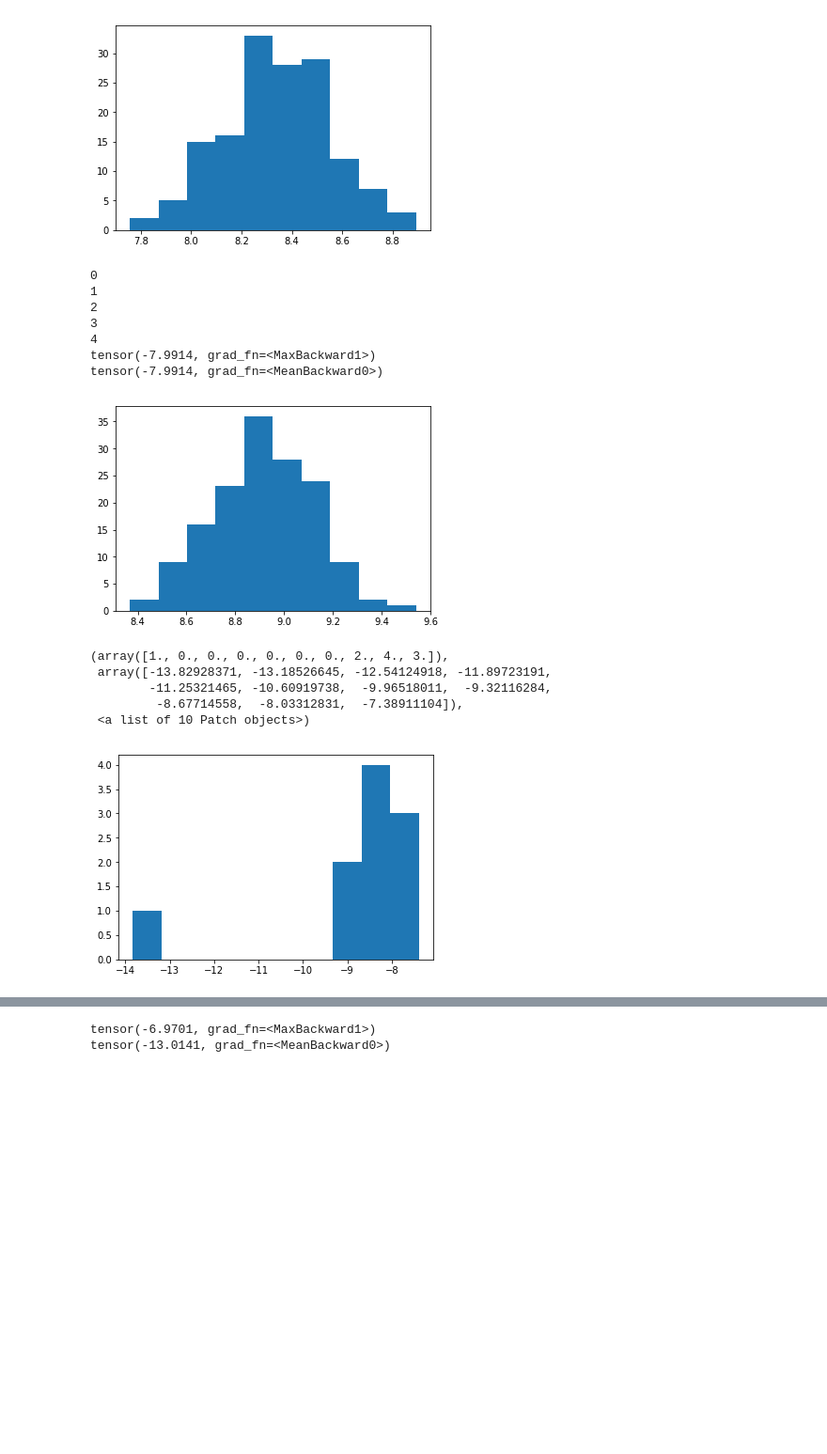
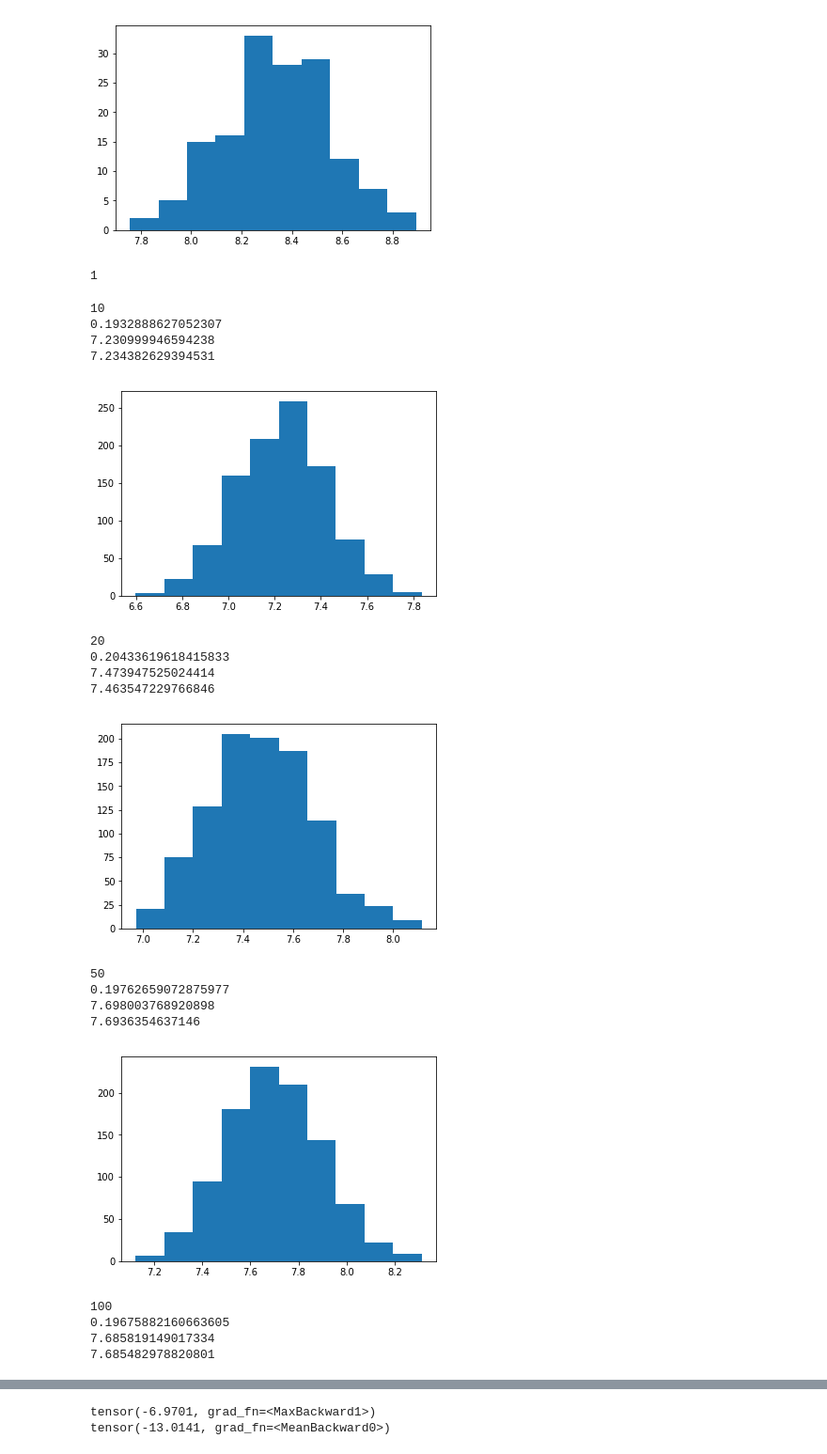
Before and after one commit to AlexMeinke/certified-certain-uncertainty, a Jupyter notebook: Untitled.ipynb, the cells around one changed output, grey strips where cells are left out. Shown at 94% size. Cells and saved outputs as stored; diff of their text form; code cells hidden in the pictures; blank space fills up the shorter version.

```diff
--- a/Untitled.ipynb
+++ b/Untitled.ipynb
@@ -124,29 +123,52 @@ plt.show()
 tensor(-7.3891, grad_fn=<MaxBackward1>)
 tensor(-8.8201, grad_fn=<MeanBackward0>)
 [figure]
-# %%
-file = 'SavedModels/gmm__PCACIFAR10_lam0.0_n1_lr0.1_lrgmm1e-05_augm_flagTrue_train_typeCEDA_GMMgrad_vars mu var.pth'
-model = torch.load(file)
-bounds = aggregate_adv_stats(model.mm, 'cpu', shape, batch_size=30, batches=5)
-print(model.mm.logvar.max())
-print(model.mm.logvar.mean())
-plt.hist(bounds)
-plt.show()
-# %% [output]
-0
-1
-2
-3
-4
-tensor(-7.9914, grad_fn=<MaxBackward1>)
-tensor(-7.9914, grad_fn=<MeanBackward0>)
-[figure, removed]
-# %%
-plt.hist(model.mm.logvar.detach().numpy())
-# %% [output]
-(array([1., 0., 0., 0., 0., 0., 0., 2., 4., 3.]),
- array([-13.82928371, -13.18526645, -12.54124918, -11.89723191,
-        -11.25321465, -10.60919738,  -9.96518011,  -9.32116284,
-         -8.67714558,  -8.03312831,  -7.38911104]),
- <a list of 10 Patch objects>)
-[figure, removed]
+# %%
+1
+# %% [output]
+1
+# %%
+
+string1 = 'Checkpoints/gmm__PCACIFAR10_lam0.0_n'
+string2 = '_lr0.1_lrgmm1e-05_augm_flagTrue_train_typeCEDA_GMMgrad_vars mu var.pth'
+n_list = [10, 20, 50, 100, 200, 500, 1000]
+
+files = [string1 + str(n) + string2 for n in n_list]
+
+all_bounds = []
+bound_list = []
+bound_list2 = []
+
+for n, file in zip(n_list, files):
+    print(n)
+    model = torch.load(file).cpu()
+    bounds = aggregate_adv_stats(model.mm, 'cpu', shape, batch_size=50, batches=20)
+    print(bounds.std().item())
+    print(bounds.mean().item())
+    bound_list.append(bounds.mean().item())
+    bound_list2.append(bounds.median().item())
+    all_bounds.append(bounds)
+    print(bounds.median().item())
+    plt.hist(bounds)
+    plt.show()
+    print('')
+# %% [output]
+10
+0.1932888627052307
+7.230999946594238
+7.234382629394531
+[figure, added]
+20
+0.20433619618415833
+7.473947525024414
+7.463547229766846
+[figure, added]
+50
+0.19762659072875977
+7.698003768920898
+7.6936354637146
+[figure, added]
+100
+0.19675882160663605
+7.685819149017334
+7.685482978820801
```
Also changed, not shown: parts of 17 cells of this notebook, 11 other files.
